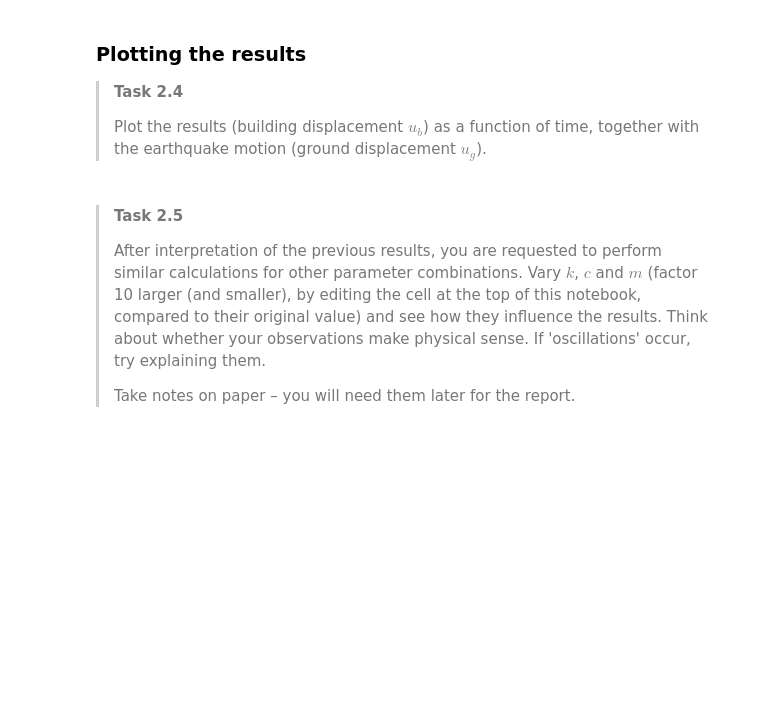
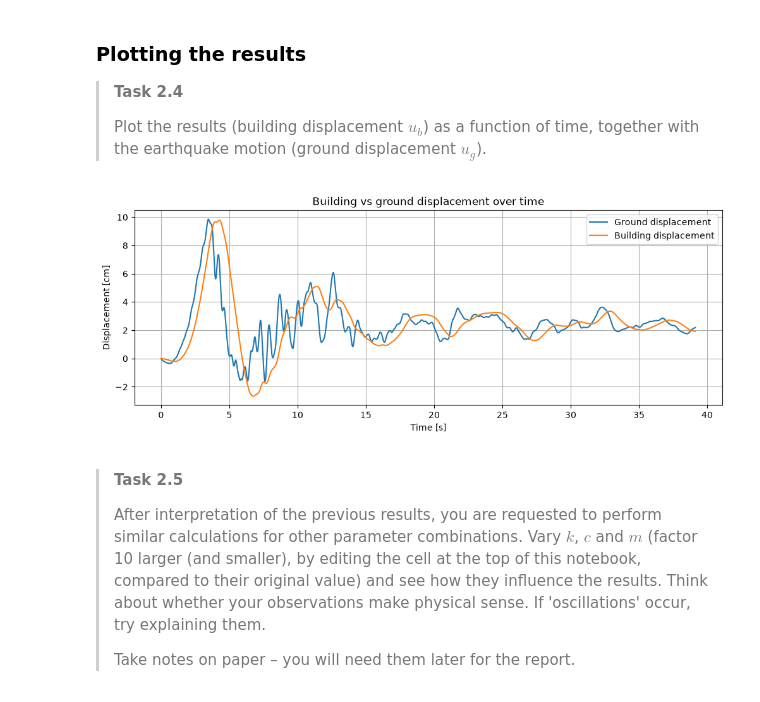
Before and after one commit to harm03/GA1.2-team1O, a Jupyter notebook: 1Ddynamics.ipynb, the cells around one changed output. Drawn from its saved outputs; the diff is of its cells as text; code cells hidden in the pictures; blank space fills up the shorter version.

```diff
--- a/1Ddynamics.ipynb
+++ b/1Ddynamics.ipynb
@@ -342,3 +321,18 @@ plt.show()
+# %%
+plt.figure(figsize=(12, 4))
+
+plt.plot(t, ug, label="Ground displacement")
+plt.plot(t, ub, label="Building displacement")
+
+plt.title("Building vs ground displacement over time")
+plt.xlabel("Time [s]")
+plt.ylabel("Displacement [cm]")
+plt.grid()
+plt.legend()
+
+plt.show()
+# %% [output]
+[figure, added]
 # %% [markdown]
 ><p>
 >
```
Also changed, not shown: parts of 5 cells of this notebook.
